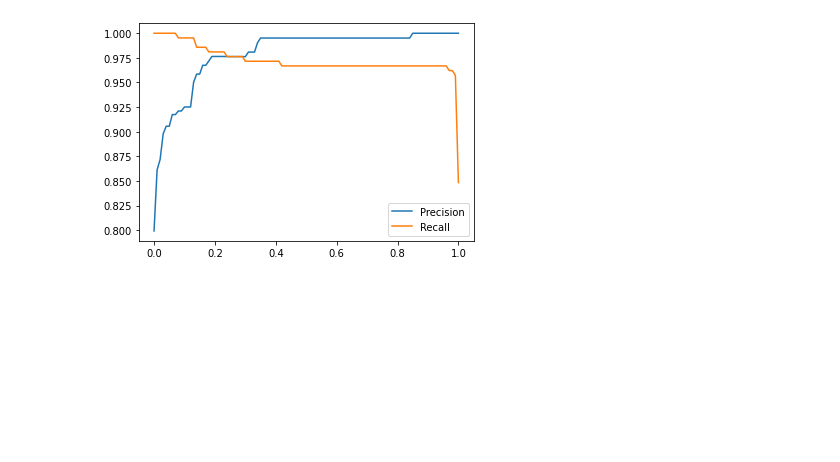
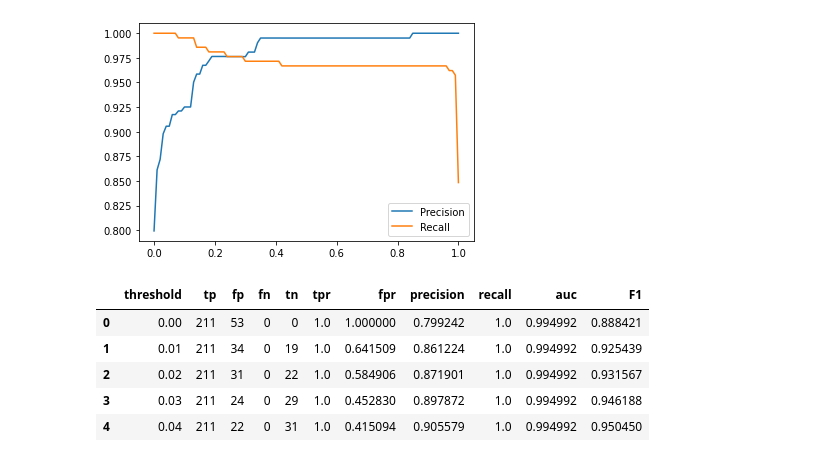
Before and after one commit to carlos-alves-one/ML-Zoomcamp-HW-4, a Jupyter notebook: ML_Zoomcamp_HW_4.ipynb, the cells around one changed output. Cells and saved outputs as stored; diff of their text form; code cells hidden in the pictures; blank space fills up the shorter version.

Commit message:
Check the first 5 rows of the dataframe score

```diff
--- a/ML_Zoomcamp_HW_4.ipynb
+++ b/ML_Zoomcamp_HW_4.ipynb
@@ -322,10 +322,20 @@ plt.show()
 # %%
 # Precision and recall are conflicting - when one grows, the other goes down.
 # That's why they are often combined into the F1 score - a metrics that takes into account both
 
 # This is the formula for computing F1:
 # F1 = 2 P R / (P + R)
 # Where P is precision and R is recall.
 
 # Compute F1 for all thresholds from 0.0 to 1.0 with increment 0.01
-df_scores['F1'] = ( 2 * df_scores.r * df_scores.p) / (df_scores.p + df_scores.r)
+df_scores['F1'] = ( 2 * df_scores.recall * df_scores.precision) / (df_scores.precision + df_scores.recall)
+
+# Check the first 5 rows of the dataframe score
+df_scores.head()
+# %% [output]
+|  | threshold | tp | fp | fn | tn | tpr | fpr | precision | recall | auc | F1 |
+| 0 | 0.00 | 211 | 53 | 0 | 0 | 1.0 | 1.000000 | 0.799242 | 1.0 | 0.994992 | 0.888421 |
+| 1 | 0.01 | 211 | 34 | 0 | 19 | 1.0 | 0.641509 | 0.861224 | 1.0 | 0.994992 | 0.925439 |
+| 2 | 0.02 | 211 | 31 | 0 | 22 | 1.0 | 0.584906 | 0.871901 | 1.0 | 0.994992 | 0.931567 |
+| 3 | 0.03 | 211 | 24 | 0 | 29 | 1.0 | 0.452830 | 0.897872 | 1.0 | 0.994992 | 0.946188 |
+| 4 | 0.04 | 211 | 22 | 0 | 31 | 1.0 | 0.415094 | 0.905579 | 1.0 | 0.994992 | 0.950450 |
```
